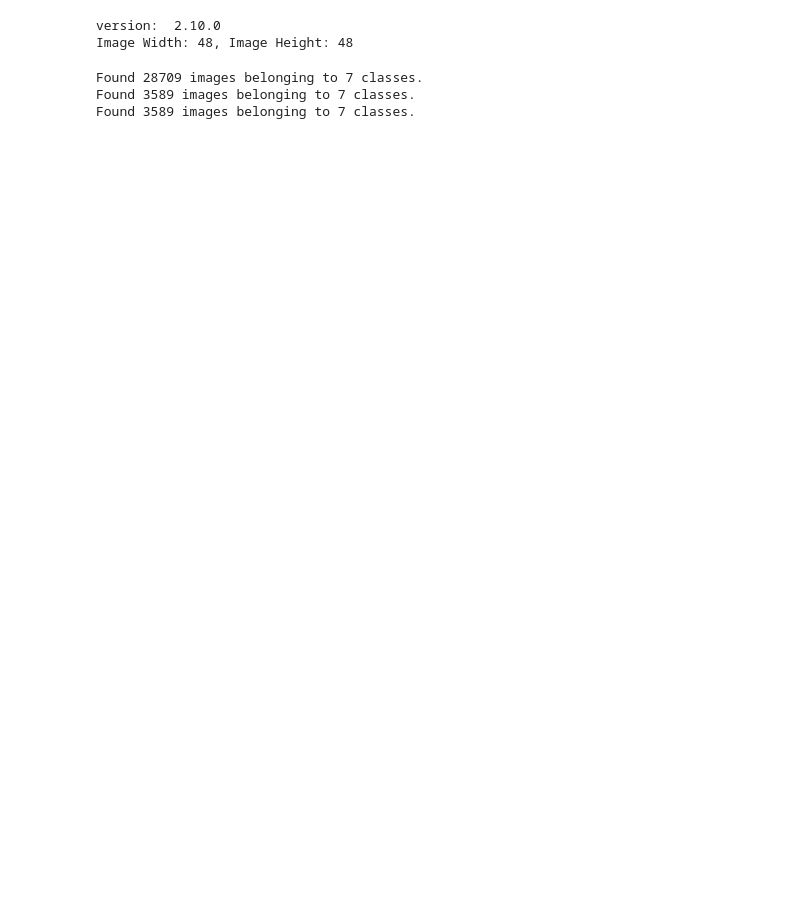
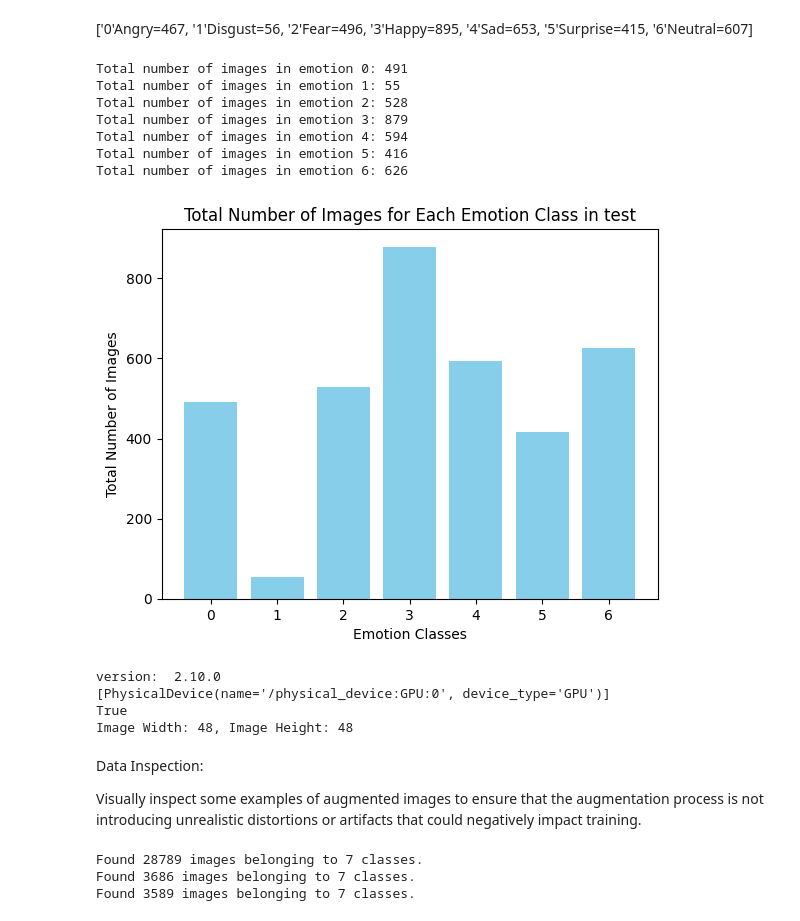
Before and after one commit to youssefelmasry2/emotion-detection, a Jupyter notebook: project.ipynb, the cells around one changed output. Cells and saved outputs as stored; diff of their text form; code cells hidden in the pictures; blank space fills up the shorter version.

```diff
--- a/project.ipynb
+++ b/project.ipynb
@@ -13,8 +84,38 @@ import cv2
+# %% [markdown]
+['0'Angry=467, '1'Disgust=56, '2'Fear=496, '3'Happy=895, '4'Sad=653, '5'Surprise=415, '6'Neutral=607]
+# %%
+emotion_folders = ['0', '1', '2', '3', '4', '5', '6']
+total_images_per_emotion = []
+
+# Iterate through each emotion folder
+for emotion_folder in emotion_folders:
+    folder_path = f'data/test/{emotion_folder}'  # Adjust the path based on your directory structure
+    total_images = count_images_in_folder(folder_path)
+    total_images_per_emotion.append(total_images)
+    print(f'Total number of images in emotion {emotion_folder}: {total_images}')
+
+# Plotting the bar graph
+plt.bar(emotion_folders, total_images_per_emotion, color='skyblue')
+plt.xlabel('Emotion Classes')
+plt.ylabel('Total Number of Images')
+plt.title('Total Number of Images for Each Emotion Class in test')
+plt.show()
+# %% [output]
+Total number of images in emotion 0: 491
+Total number of images in emotion 1: 55
+Total number of images in emotion 2: 528
+Total number of images in emotion 3: 879
+Total number of images in emotion 4: 594
+Total number of images in emotion 5: 416
+Total number of images in emotion 6: 626
+[figure, added]
 # %%
 print("version: ",tf.__version__)
+print(tf.config.list_physical_devices('GPU'))
+print(tf.test.is_gpu_available())
 
 # Specify the path to your image
-image_path = 'angry_train.png'
+image_path = r'data\train\0\355.png'
 
 # Load the image using TensorFlow
 img = tf.keras.preprocessing.image.load_img(image_path)
@@ -27,23 +128,31 @@ width, height = img_size
 print(f"Image Width: {width}, Image Height: {height}")
 # %% [output]
 version:  2.10.0
+[PhysicalDevice(name='/physical_device:GPU:0', device_type='GPU')]
+True
 Image Width: 48, Image Height: 48
+# %% [markdown]
+Data Inspection:
+
+Visually inspect some examples of augmented images to ensure that the augmentation process is not introducing unrealistic distortions or artifacts that could negatively impact training.
 # %%
 
-
+seed=tf.random.set_seed(42)
 # Define the path to your dataset
 data_dir = 'data'
 
 # Define image size and batch size
 img_size = (48, 48)
-batch_size = 32
+batch_size = 128
 
 # Create ImageDataGenerator instances
 train_datagen = ImageDataGenerator(
     rescale=1./255,
     shear_range=0.2,
-    horizontal_flip=True
+    horizontal_flip=True,
+
 )
+
 
 val_datagen = ImageDataGenerator(rescale=1./255)
 test_datagen = ImageDataGenerator(rescale=1./255)
@@ -51,6 +160,7 @@ test_datagen = ImageDataGenerator(rescale=1./255)
 # Create generators for training, validation, and testing data
 train_generator = train_datagen.flow_from_directory(
     directory=os.path.join(data_dir, 'train'),
+    color_mode='grayscale',
     target_size=img_size,
     batch_size=batch_size,
     class_mode='categorical',
@@ -60,6 +170,7 @@ train_generator = train_datagen.flow_from_directory(
 
 val_generator = val_datagen.flow_from_directory(
     directory=os.path.join(data_dir, 'val'),
+    color_mode='grayscale',
     target_size=img_size,
     batch_size=batch_size,
     class_mode='categorical',
@@ -69,6 +180,7 @@ val_generator = val_datagen.flow_from_directory(
 
 test_generator = test_datagen.flow_from_directory(
     directory=os.path.join(data_dir, 'test'),
+    color_mode='grayscale',
     target_size=img_size,
     batch_size=batch_size,
     class_mode='categorical',
@@ -76,9 +188,9 @@ test_generator = test_datagen.flow_from_directory(
     shuffle=False  # Set to False for testing
 )
 # %% [output]
-Found 28709 images belonging to 7 classes.
+Found 28789 images belonging to 7 classes.
+Found 3686 images belonging to 7 classes.
 Found 3589 images belonging to 7 classes.
-Found 3589 images belonging to 7 classes.
 # %%
 # Example: Build and train a simple CNN model
 model = tf.keras.models.Sequential([
```
Also changed, not shown: parts of 19 cells of this notebook, 22 other files.
